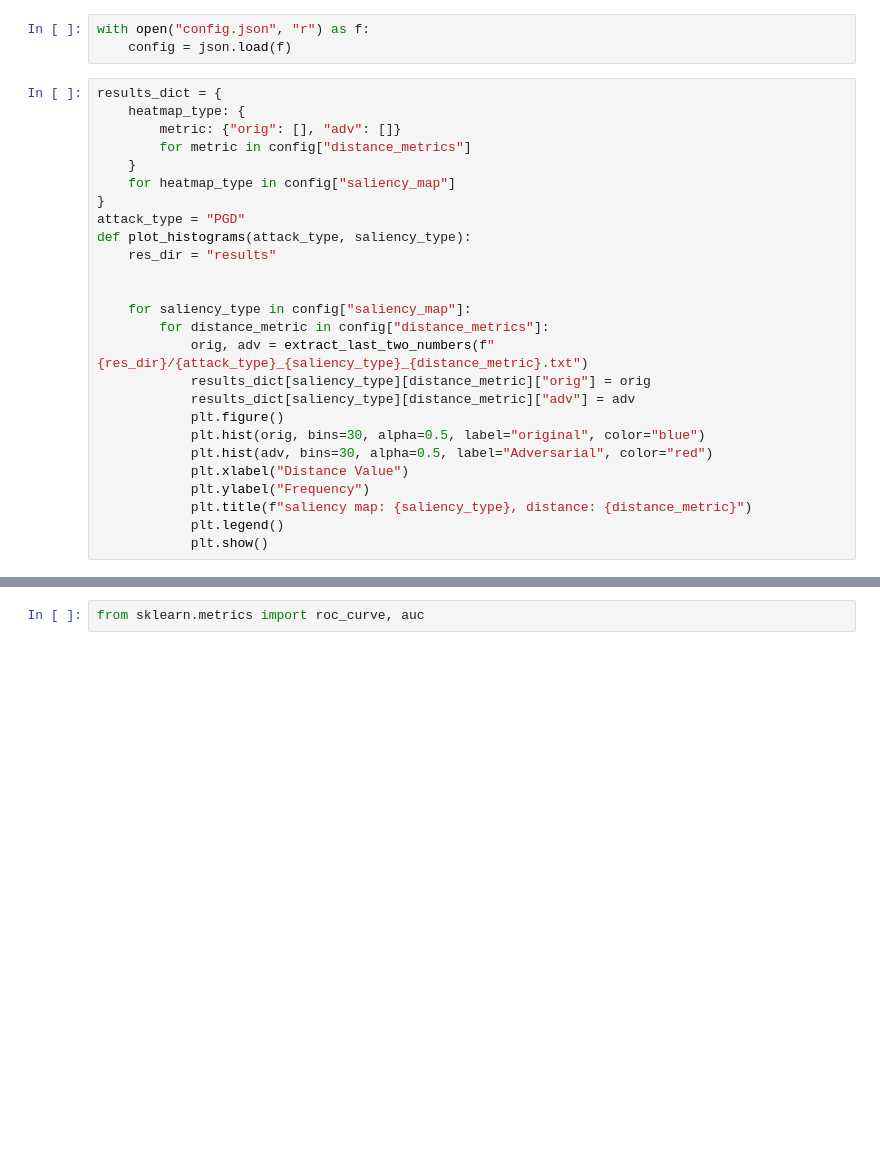
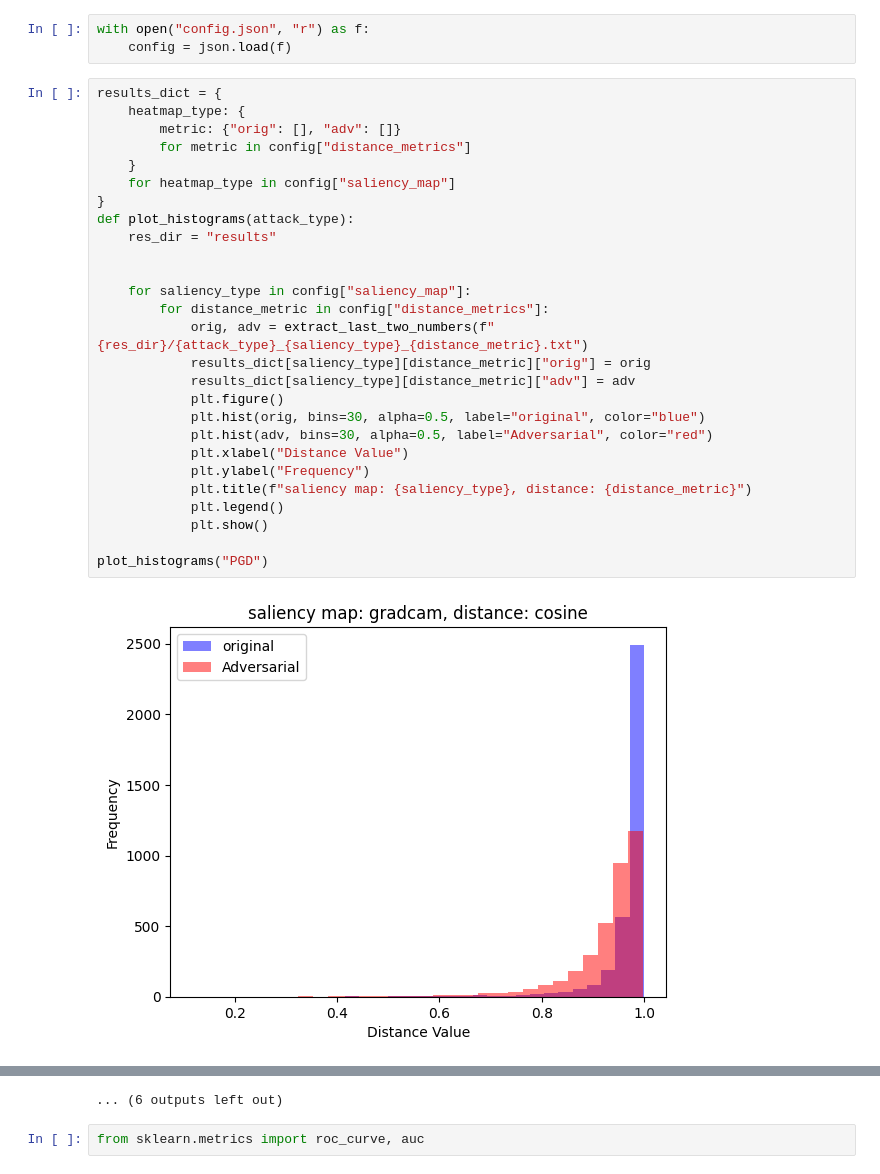
Before and after one commit to borszumirko/txai_final_project, a Jupyter notebook: plotting.ipynb, the cells around one changed output, grey strips where cells are left out. Drawn from its saved outputs; the diff is of its cells as text; blank space fills up the shorter version.

```diff
--- a/plotting.ipynb
+++ b/plotting.ipynb
@@ -20,26 +20,29 @@ with open("config.json", "r") as f:
 # %%
 results_dict = {
     heatmap_type: {
         metric: {"orig": [], "adv": []}
         for metric in config["distance_metrics"]
     }
     for heatmap_type in config["saliency_map"]
 }
-attack_type = "PGD"
-def plot_histograms(attack_type, saliency_type):
+def plot_histograms(attack_type):
     res_dir = "results"
 
 
     for saliency_type in config["saliency_map"]:
         for distance_metric in config["distance_metrics"]:
             orig, adv = extract_last_two_numbers(f"{res_dir}/{attack_type}_{saliency_type}_{distance_metric}.txt")
             results_dict[saliency_type][distance_metric]["orig"] = orig
             results_dict[saliency_type][distance_metric]["adv"] = adv
             plt.figure()
             plt.hist(orig, bins=30, alpha=0.5, label="original", color="blue")
             plt.hist(adv, bins=30, alpha=0.5, label="Adversarial", color="red")
             plt.xlabel("Distance Value")
             plt.ylabel("Frequency")
             plt.title(f"saliency map: {saliency_type}, distance: {distance_metric}")
             plt.legend()
             plt.show()
+
+plot_histograms("PGD")
+# %% [output]
+[figure, added]
@@ -46,3 +60,4 @@ def plot_histograms(attack_type, saliency_type):
+... (6 outputs left out)
 # %%
 from sklearn.metrics import roc_curve, auc
 # %%
```
Also changed, not shown: parts of 4 cells of this notebook, 18 other files.
